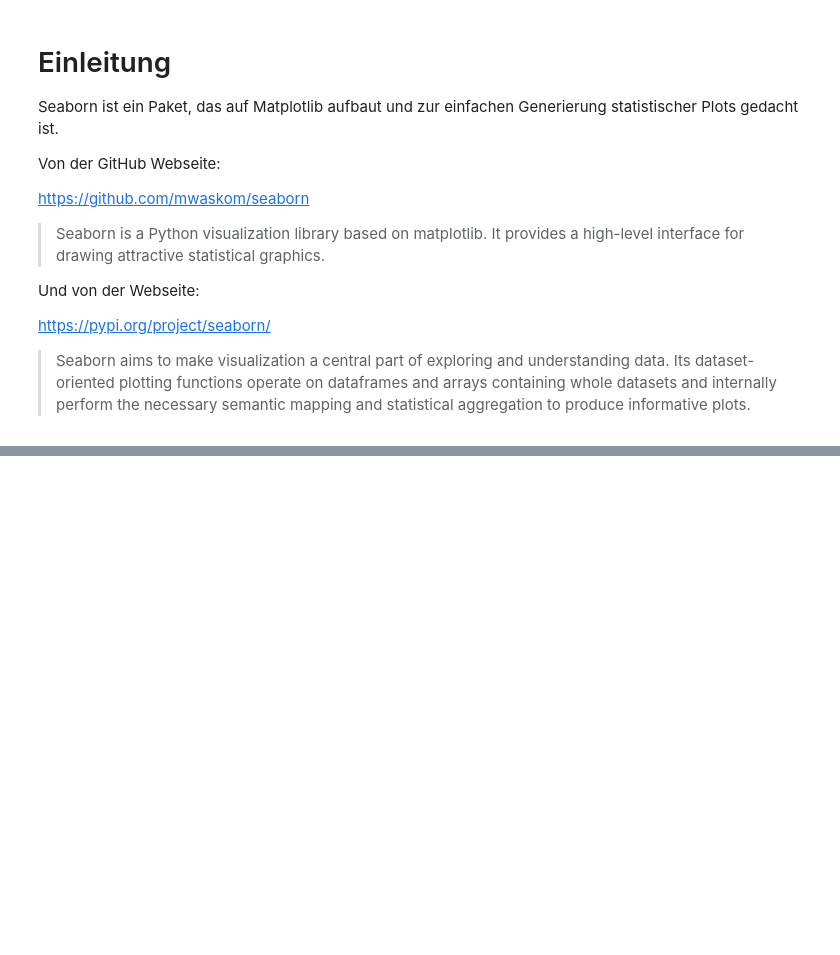
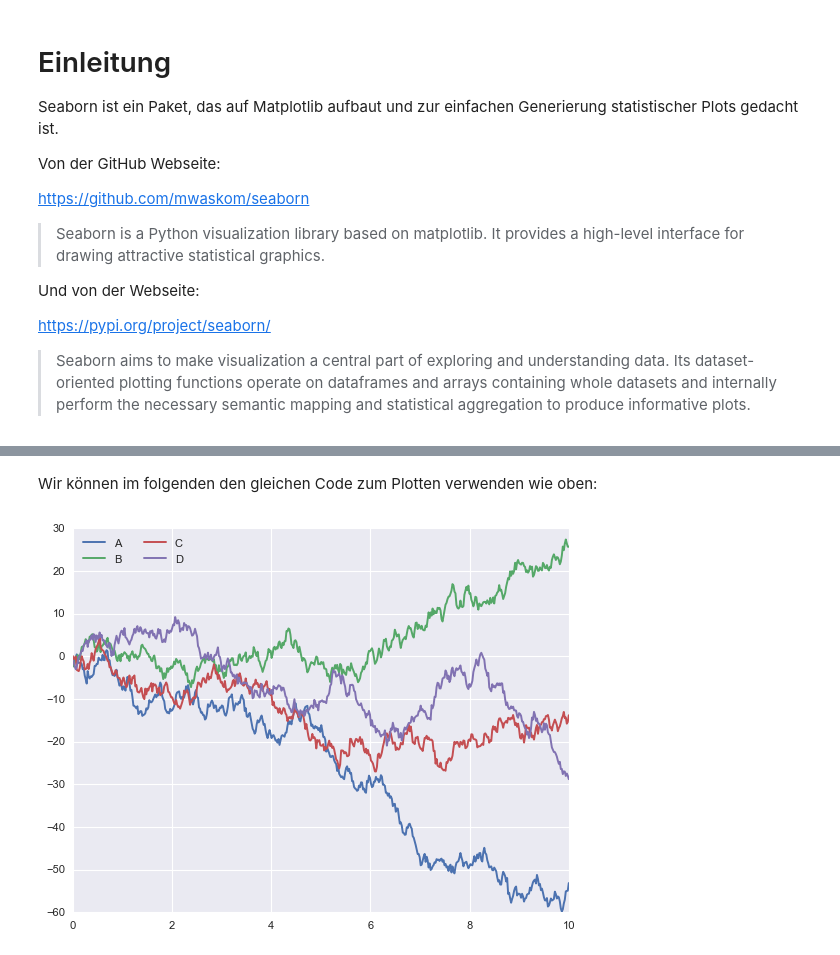
Before and after one commit to juebrauer/course_introduction_to_python, a Jupyter notebook: 08_seaborn_grundlagen/seaborn_grundlagen.ipynb, the cells around one changed output, grey strips where cells are left out. Cells and saved outputs as stored; diff of their text form; code cells hidden in the pictures; blank space fills up the shorter version.

```diff
--- a/08_seaborn_grundlagen/seaborn_grundlagen.ipynb
+++ b/08_seaborn_grundlagen/seaborn_grundlagen.ipynb
@@ -19,0 +118,11 @@ https://pypi.org/project/seaborn/
+# %%
+import seaborn as sns
+sns.set(style="darkgrid")
+# %% [markdown]
+Wir können im folgenden den gleichen Code zum Plotten verwenden wie oben:
+# %%
+plt.plot(x, y)
+plt.legend('ABCD', ncol=2, loc='upper left')
+plt.show()
+# %% [output]
+[figure, added]
```
Also changed, not shown: parts of 31 cells of this notebook.
